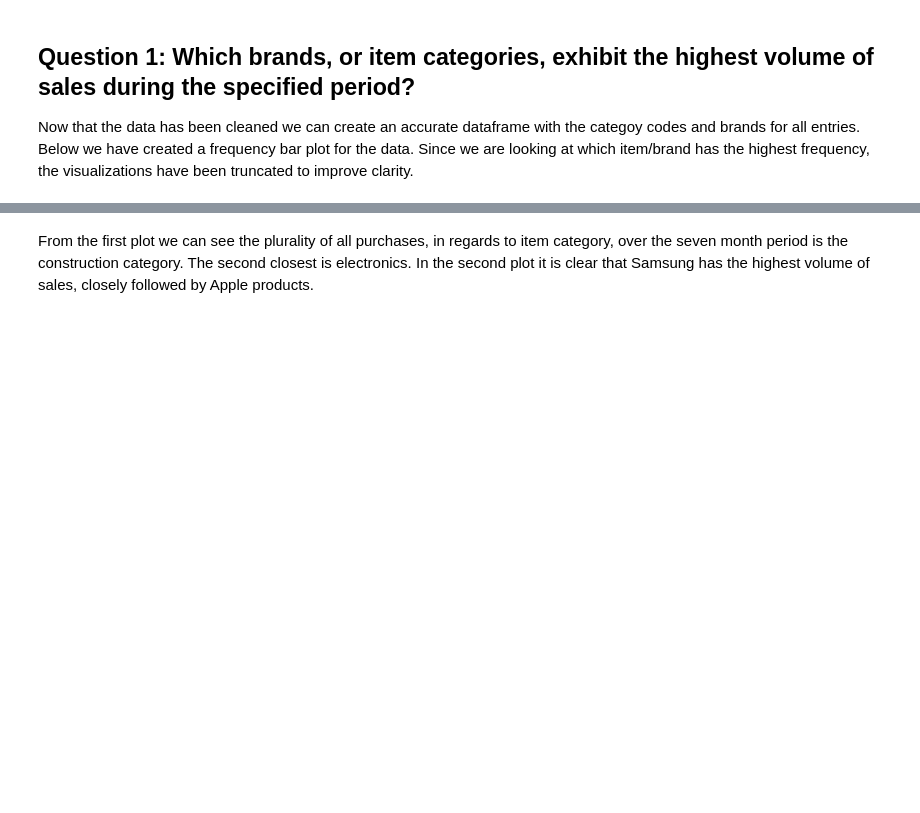
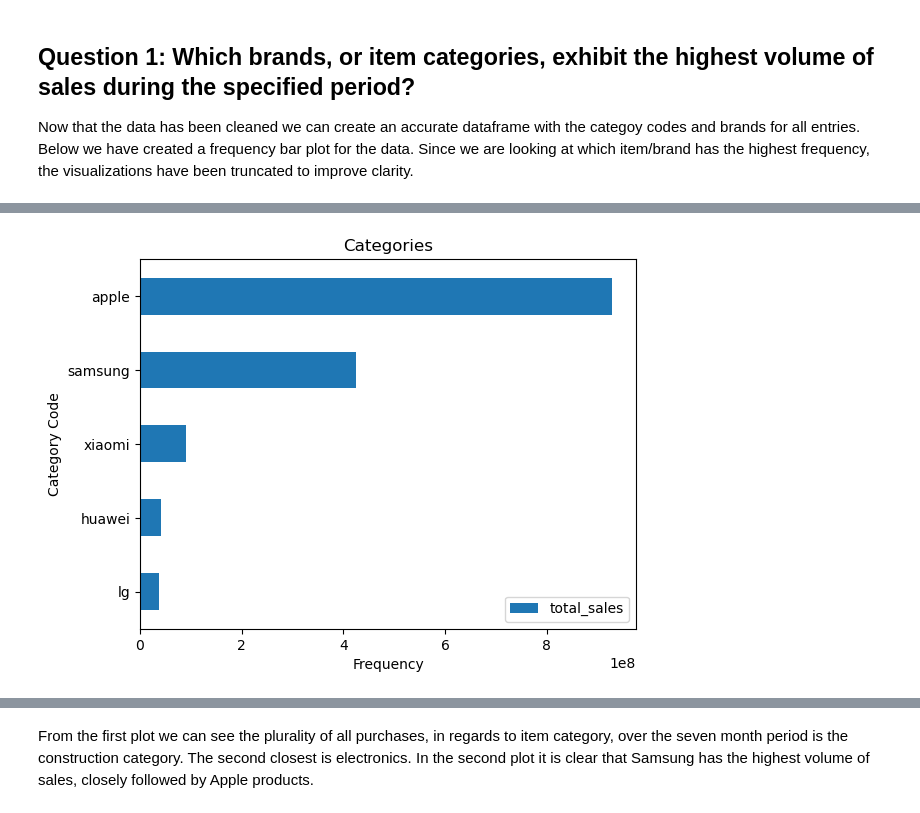
Before and after one commit to seel6470/CSPB-4502-Group-9-Project, a Jupyter notebook: Project Code.ipynb, the cells around one changed output, grey strips where cells are left out. Cells and saved outputs as stored; diff of their text form; code cells hidden in the pictures; blank space fills up the shorter version.

```diff
--- a/Project Code.ipynb
+++ b/Project Code.ipynb
@@ -213,3 +249,20 @@ Now that the data has been cleaned we can create an accurate dataframe with the
+# %%
+brand_sum = pd.Series(dtype=float)
+
+for chunk in pd.read_csv('./purchased_entries_clean.csv.gz', chunksize = 100000):
+    brand_sum = brand_sum.add(chunk.groupby('brand')['price'].sum(),fill_value=0)
+
+brand_sum = brand_sum.to_frame(name='total_sales').sort_values(by='total_sales', ascending=False)
+# %%
+# Plot a horizontal bar chart
+brand_sum.head().plot(kind='barh')
+plt.title('Categories')
+plt.xlabel('Frequency')
+plt.ylabel('Category Code')
+plt.gca().invert_yaxis()  # Invert y-axis to display highest frequency at the top
+plt.show()
+# %% [output]
+[figure, added]
 # %%
 import pandas as pd
 import matplotlib.pyplot as plt
```
Also changed, not shown: parts of 26 cells of this notebook.
